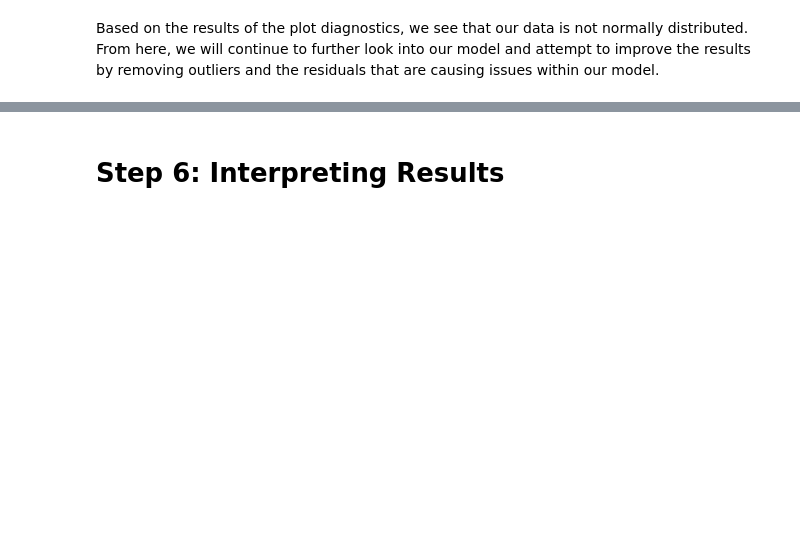
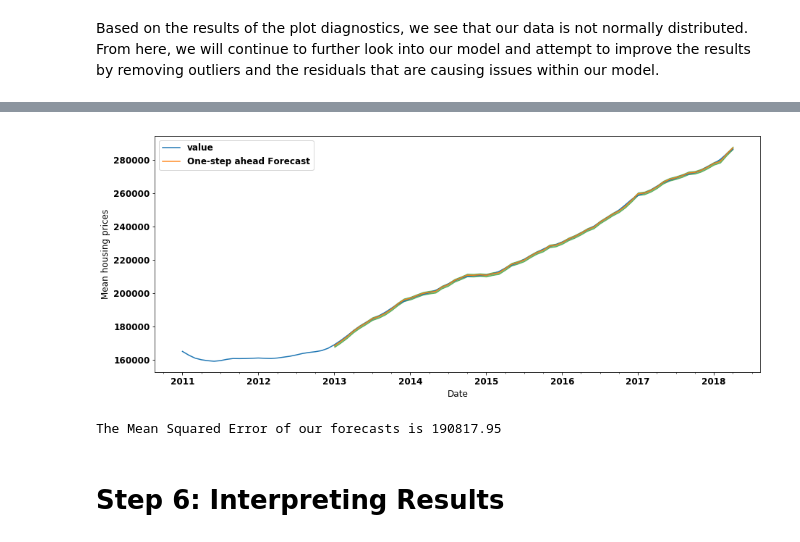
Before and after one commit to rahkeemg/dsc-mod-4-project-online-ds-ft-090919, a Jupyter notebook: mod_4_starter_notebook.ipynb, the cells around one changed output, grey strips where cells are left out. Drawn from its saved outputs; the diff is of its cells as text; code cells hidden in the pictures; blank space fills up the shorter version.

```diff
--- a/mod_4_starter_notebook.ipynb
+++ b/mod_4_starter_notebook.ipynb
@@ -266,6 +267,7 @@ plot_pacf(orange_county_diff.dropna());
 # Look at the distribution of the diffs and look at the one with the smallest standard deviation
 orange_county_diff = orange_county.diff(periods=1)
 plt.plot(orange_county_diff)
+rcParams['figure.figsize'] = (12, 5)
 
 plt.gcf().autofmt_xdate()
 rcParams['figure.figsize'] = (12, 5)
@@ -476,2 +556,40 @@ Based on the results of the plot diagnostics, we see that our data is not normal
+# %%
+pred = output.get_prediction(start=pd.to_datetime('2013-01-01'))
+pred_conf = pred.conf_int()
+# %%
+#Predicted vs real values with confidence intervals
+rcParams['figure.figsize'] = (15, 6)
+
+#Plot observed values for orange county
+ax = orange_county['2011':].plot(label='observed')
+
+#Plot predicted values
+pred.predicted_mean.plot(ax=ax, label='One-step ahead Forecast', alpha=.9)
+
+#Plot the range for confidence intervals
+ax.fill_between(pred_conf.index,
+                pred_conf.iloc[:, 0],
+                pred_conf.iloc[:, 1], color='g', alpha=.5)
+
+#Set axes labels
+ax.set_xlabel('Date')
+ax.set_ylabel('Mean housing prices')
+plt.legend()
+
+plt.show()
+# %% [output]
+[figure, added]
+# %%
+# Get the Real and predicted values
+orange_county_forecasted = pred.predicted_mean
+orange_county_truth = orange_county['2016-01-01':].value
+
+# Compute the mean square error
+mse = ((orange_county_forecasted - orange_county_truth) ** 2).mean()
+print('The Mean Squared Error of our forecasts is {}'.format(round(mse, 2)))
+
+# The Mean Squared Error of our forecasts is 0.07
+# %% [output]
+The Mean Squared Error of our forecasts is 190817.95
 # %% [markdown]
 # Step 6: Interpreting Results
```
Also changed, not shown: parts of 19 cells of this notebook.
